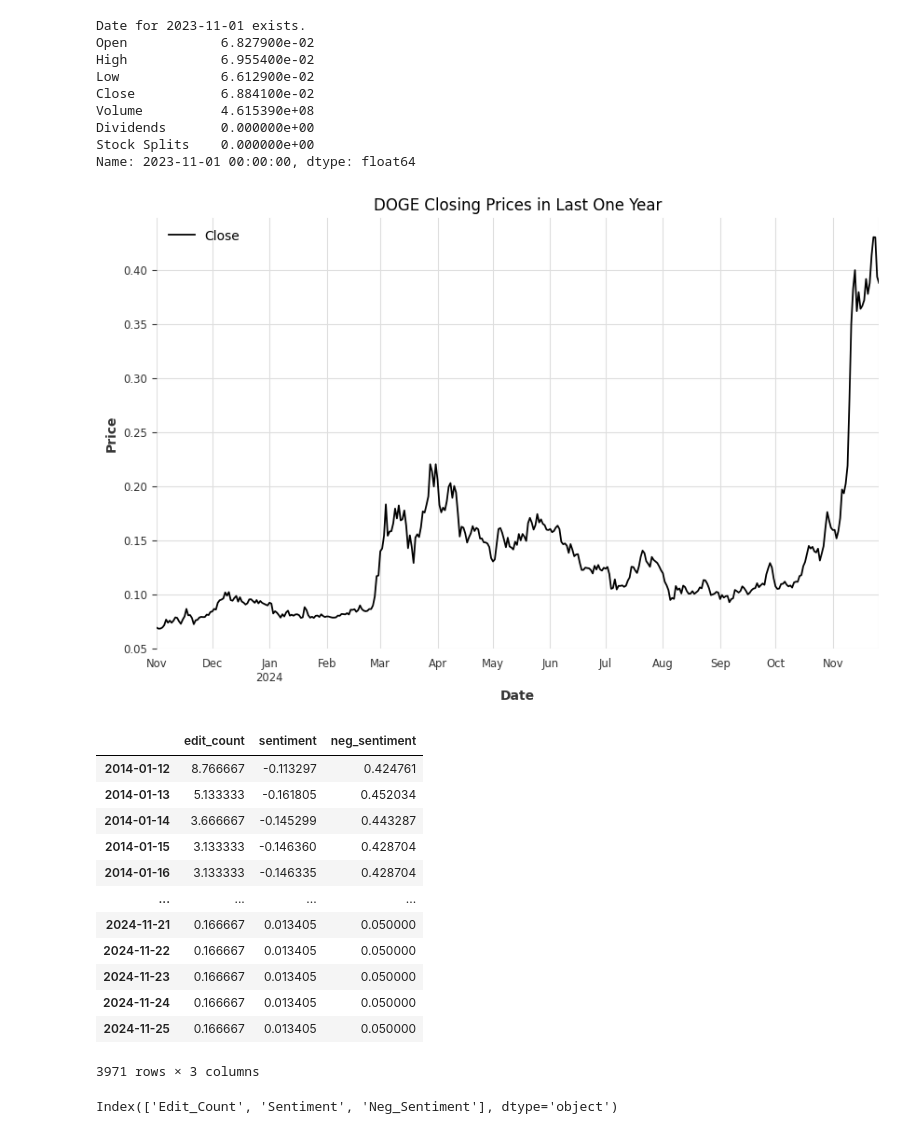
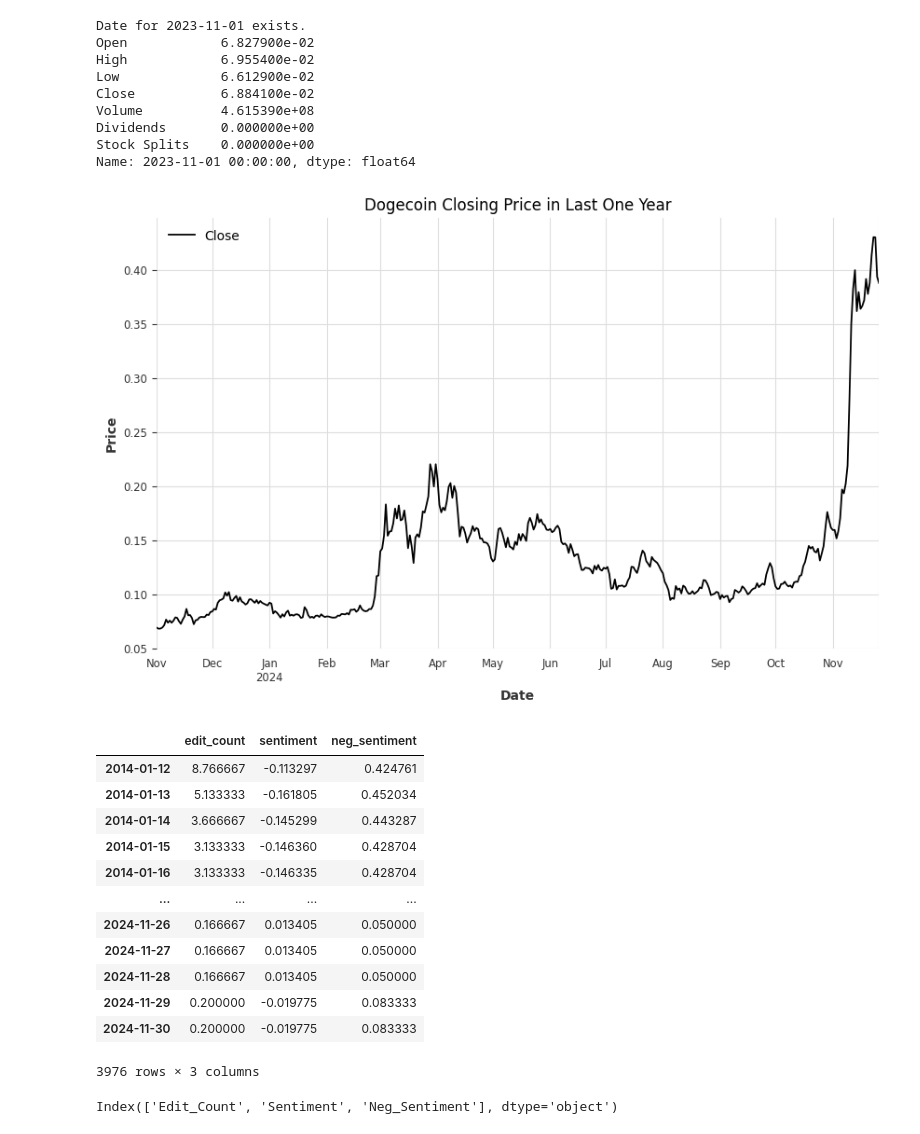
Before and after one commit to preetsanjam/Crypto_Price_Analysis, a Jupyter notebook: Crypto_Price_&_Sentiment_Analysis.ipynb, the cells around one changed output. Drawn from its saved outputs; the diff is of its cells as text; code cells hidden in the pictures.

```diff
--- a/Crypto_Price_&_Sentiment_Analysis.ipynb
+++ b/Crypto_Price_&_Sentiment_Analysis.ipynb
@@ -264,15 +264,15 @@ Name: 2023-11-01 00:00:00, dtype: float64
 # %%
 doge_one_year = doge_data.loc['2023-11-01':'2024-11-26']
 doge_one_year.plot.line(y='Close', figsize=(10,6), use_index=True)
-plt.title('DOGE Closing Prices in Last One Year')
+plt.title('Dogecoin Closing Price in Last One Year')
 plt.xlabel('Date')
 plt.ylabel('Price')
 plt.show()
 # %% [output]
-[figure, old version]
+[figure, new version]
 # %%
 # Loading wiki df
-wiki = pd.read_csv('D:\Python_Files\Crypto\doge_wikipedia_edits.csv', index_col = 0, parse_dates=True)
+wiki = pd.read_csv('https://raw.githubusercontent.com/preetsanjam/Crypto_Price_Analysis/refs/heads/main/Datasets/doge_wikipedia_edits.csv', index_col = 0, parse_dates=True)
 wiki
 # %% [output]
 |  | edit_count | sentiment | neg_sentiment |
@@ -282,12 +282,12 @@ wiki
 | 2014-01-15 | 3.133333 | -0.146360 | 0.428704 |
 | 2014-01-16 | 3.133333 | -0.146335 | 0.428704 |
 | ... | ... | ... | ... |
-| 2024-11-21 | 0.166667 | 0.013405 | 0.050000 |
-| 2024-11-22 | 0.166667 | 0.013405 | 0.050000 |
-| 2024-11-23 | 0.166667 | 0.013405 | 0.050000 |
-| 2024-11-24 | 0.166667 | 0.013405 | 0.050000 |
-| 2024-11-25 | 0.166667 | 0.013405 | 0.050000 |
+| 2024-11-26 | 0.166667 | 0.013405 | 0.050000 |
+| 2024-11-27 | 0.166667 | 0.013405 | 0.050000 |
+| 2024-11-28 | 0.166667 | 0.013405 | 0.050000 |
+| 2024-11-29 | 0.200000 | -0.019775 | 0.083333 |
+| 2024-11-30 | 0.200000 | -0.019775 | 0.083333 |
-3971 rows × 3 columns
+3976 rows × 3 columns
 # %%
 wiki.columns = [col.title() for col in wiki.columns]
 wiki.columns
```
Also changed, not shown: parts of 17 cells of this notebook.
